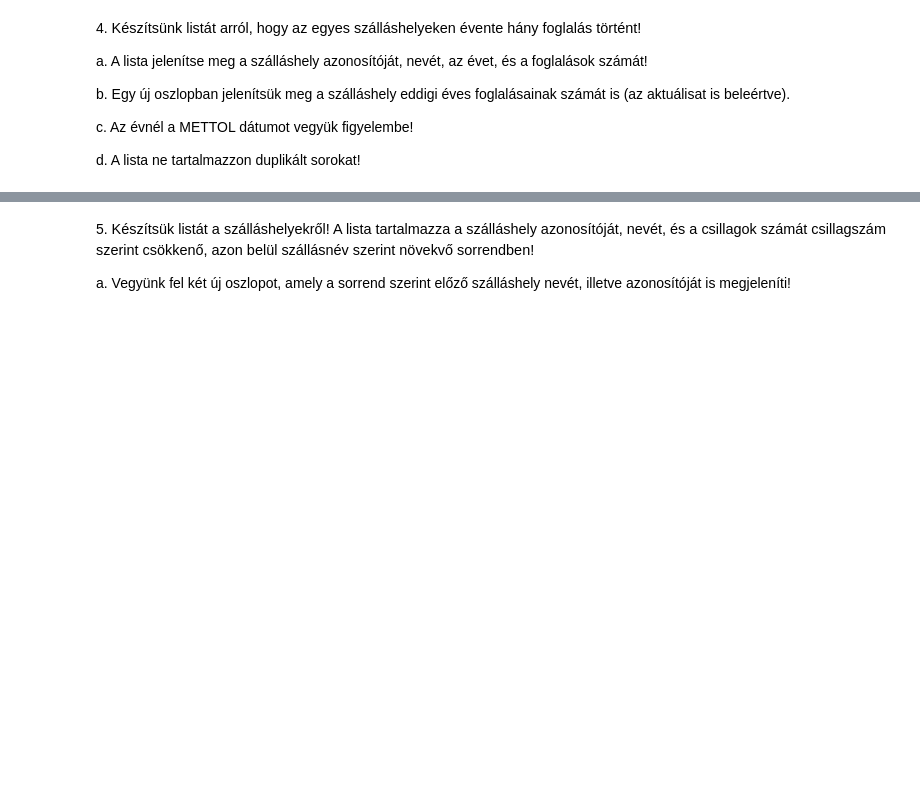
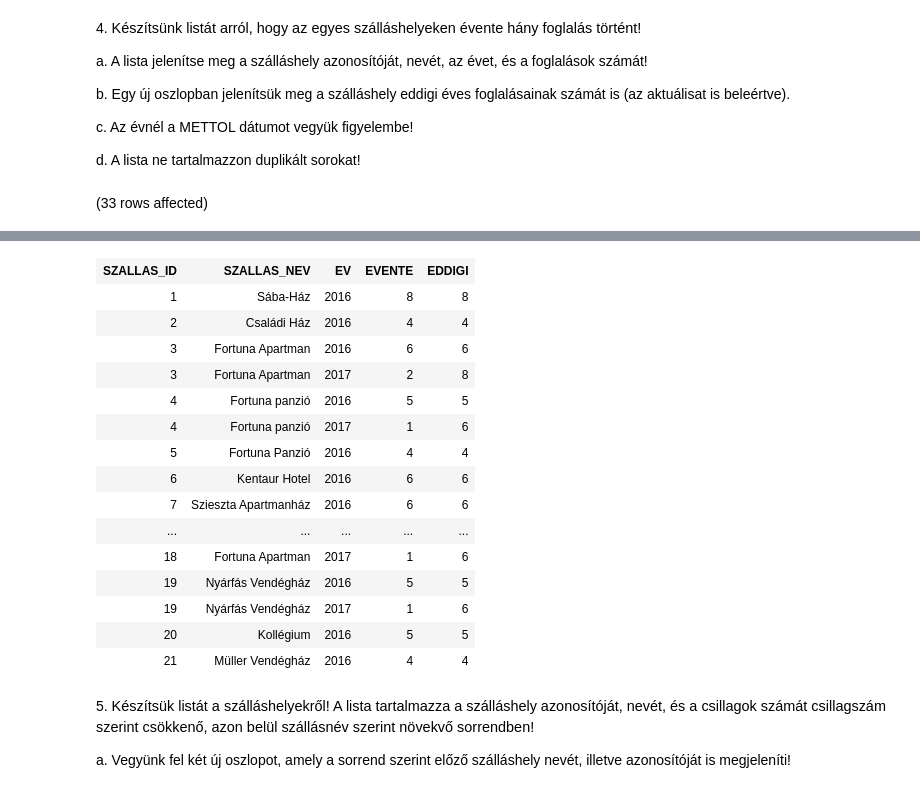
Before and after one commit to Cola39/GXH81K_adatbazis, a Jupyter notebook: gyakorlat06_feladatok.ipynb, the cells around one changed output, grey strips where cells are left out. Drawn from its saved outputs; the diff is of its cells as text; code cells hidden in the pictures; blank space fills up the shorter version.

```diff
--- a/gyakorlat06_feladatok.ipynb
+++ b/gyakorlat06_feladatok.ipynb
@@ -97,3 +97,9 @@ b. Egy új oszlopban jelenítsük meg a szálláshely eddigi éves foglalásaina
 c. Az évnél a METTOL dátumot vegyük figyelembe!
 
 d. A lista ne tartalmazzon duplikált sorokat!
+# %%
+SELECT DISTINCT s.SZALLAS_ID, s.SZALLAS_NEV, YEAR(f.METTOL) AS 'EV', COUNT(*) OVER(PARTITION BY s.SZALLAS_ID, YEAR(METTOL)) AS 'EVENTE',
+       COUNT(*) OVER(PARTITION BY s.SZALLAS_ID ORDER BY YEAR(METTOL) RANGE BETWEEN UNBOUNDED PRECEDING AND CURRENT ROW) AS 'EDDIGI'
+FROM Foglalas f JOIN Szallashely s ON s.SZALLAS_ID = f.SZOBA_FK
+# %% [output]
+(33 rows affected)
@@ -100,3 +107,19 @@ d. A lista ne tartalmazzon duplikált sorokat!
+| SZALLAS_ID | SZALLAS_NEV | EV | EVENTE | EDDIGI |
+| 1 | Sába-Ház | 2016 | 8 | 8 |
+| 2 | Családi Ház | 2016 | 4 | 4 |
+| 3 | Fortuna Apartman | 2016 | 6 | 6 |
+| 3 | Fortuna Apartman | 2017 | 2 | 8 |
+| 4 | Fortuna panzió | 2016 | 5 | 5 |
+| 4 | Fortuna panzió | 2017 | 1 | 6 |
+| 5 | Fortuna Panzió | 2016 | 4 | 4 |
+| 6 | Kentaur Hotel | 2016 | 6 | 6 |
+| 7 | Szieszta Apartmanház | 2016 | 6 | 6 |
+| ... | ... | ... | ... | ... |
+| 18 | Fortuna Apartman | 2017 | 1 | 6 |
+| 19 | Nyárfás Vendégház | 2016 | 5 | 5 |
+| 19 | Nyárfás Vendégház | 2017 | 1 | 6 |
+| 20 | Kollégium | 2016 | 5 | 5 |
+| 21 | Müller Vendégház | 2016 | 4 | 4 |
 # %% [markdown]
 5. <span style="background-color: rgb(255, 255, 255); color: rgb(0, 0, 0); font-family: &quot;Open Sans&quot;, sans-serif; font-size: 14.44px;">Készítsük listát a szálláshelyekről! A lista tartalmazza a szálláshely azonosítóját, nevét, és a csillagok számát csillagszám szerint csökkenő, azon belül szállásnév szerint növekvő sorrendben!&nbsp;</span>
 
```
Also changed, not shown: parts of 2 cells of this notebook.
